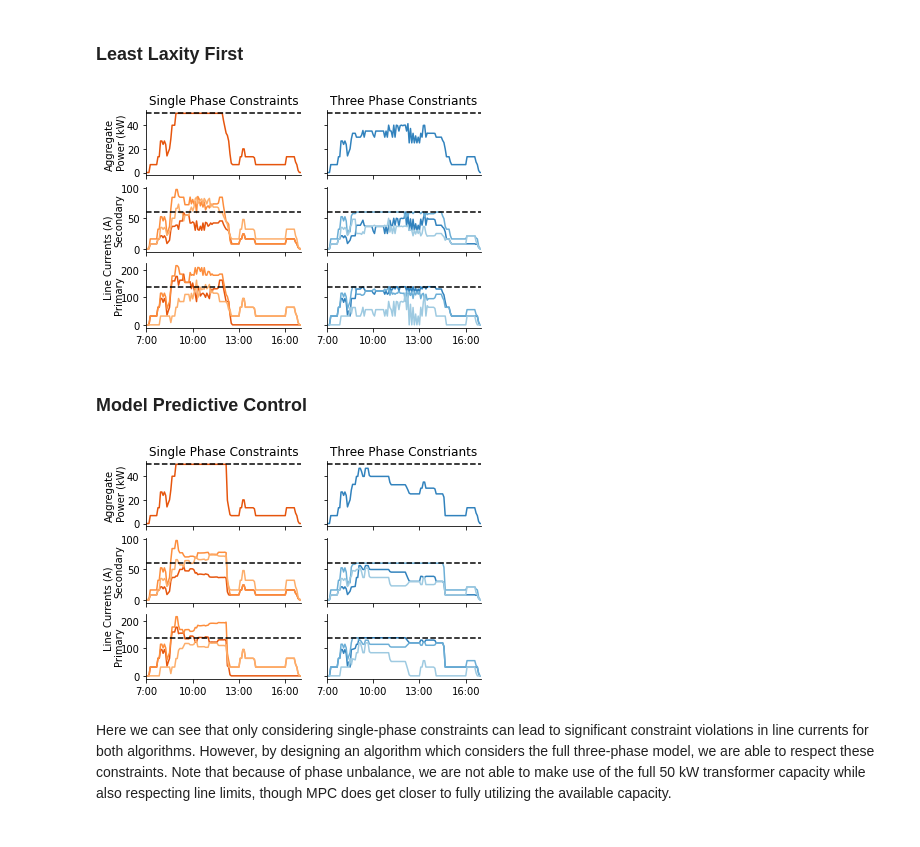
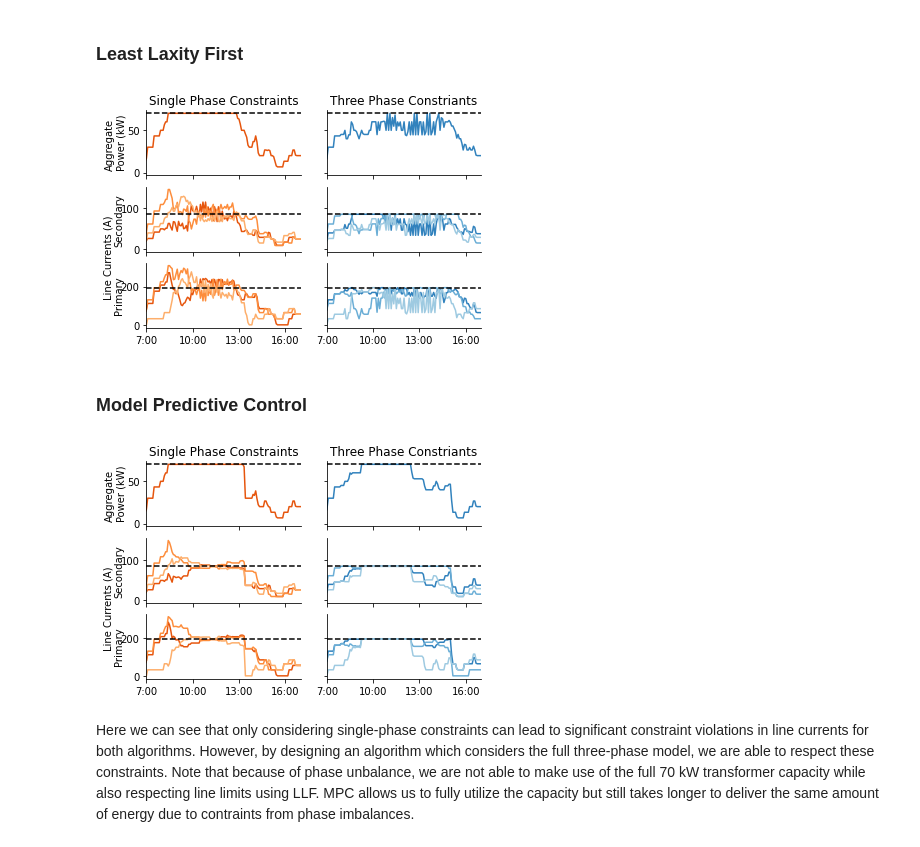
Before and after one commit to caltech-netlab/acnportal-experiments, a Jupyter notebook: examples/1-Infrastructure-Evaluation/1.1-Unbalanced-Three-Phase-Systems/1.1-unbalanced-three-phase-systems.ipynb, the cells around one changed output. Drawn from its saved outputs; the diff is of its cells as text; code cells hidden in the pictures.

Commit message:
Update 1.1 to use data from Caltech September 2018.

```diff
--- a/examples/1-Infrastructure-Evaluation/1.1-Unbalanced-Three-Phase-Systems/1.1-unbalanced-three-phase-systems.ipynb
+++ b/examples/1-Infrastructure-Evaluation/1.1-Unbalanced-Three-Phase-Systems/1.1-unbalanced-three-phase-systems.ipynb
@@ -87,16 +87,16 @@ def experiment(algorithm):
     """ Run single phase vs. three phase experiment for a particular algorithm. """
     # -- Experiment Parameters ---------------------------------------------------
     timezone = pytz.timezone('America/Los_Angeles')
-    start = timezone.localize(datetime(2019, 3, 5))
-    end = timezone.localize(datetime(2019, 3, 6))
+    start = timezone.localize(datetime(2018, 9, 5))
+    end = timezone.localize(datetime(2018, 9, 6))
     period = 5  # minute
     voltage = 208  # volts
     default_battery_power = 32 * voltage / 1000 # kW
     site = 'caltech'
 
     # -- Network -------------------------------------------------------------------
-    single_phase_cn = single_phase_caltech_acn(basic_evse=True, transformer_cap=50)
-    real_cn = acnsim.sites.caltech_acn(basic_evse=True, transformer_cap=50)
+    single_phase_cn = single_phase_caltech_acn(basic_evse=True, transformer_cap=70)
+    real_cn = acnsim.sites.caltech_acn(basic_evse=True, transformer_cap=70)
 
     # -- Events ---------------------------------------------------------------------
     API_KEY = 'DEMO_TOKEN'
@@ -140,7 +140,7 @@ mpc_sp_sim, mpc_tp_sim = experiment(mpc)
 
 In order to compare the single-phase and three-phase versions of LLF, we plot the aggregate power of all EVSEs as well as individual line currents on the primary and secondary side of the transformer which feeds the CaltechACN.
 # %%
-def plot_currents(single_phase_sim, three_phase_sim, voltage):
+def plot_currents(single_phase_sim, three_phase_sim, transfomer_cap):
     cmap = cm.get_cmap('tab20c')
 
     fig, axes = plt.subplots(3, 2, sharey='row', sharex=True, figsize=(6,4))
@@ -153,8 +153,8 @@ def plot_currents(single_phase_sim, three_phase_sim, voltage):
             axes[i, j].spines['top'].set_visible(False)
 
     # Plot Aggregate Charging Power
-    sp_agg = analysis.aggregate_current(single_phase_sim)*voltage/1000
-    tp_agg = analysis.aggregate_current(three_phase_sim)*voltage/1000
+    sp_agg = analysis.aggregate_current(single_phase_sim)*208/1000
+    tp_agg = analysis.aggregate_current(three_phase_sim)*208/1000
     sp_color = 4
     tp_color = 0
     axes[0, 0].plot(sp_agg, color=cmap(sp_color))
@@ -174,13 +174,13 @@ def plot_currents(single_phase_sim, three_phase_sim, voltage):
         axes[2, 1].plot(tp_cc['Secondary {0}'.format(line)], label='Secondary {0}'.format(line), color=cmap(j + tp_color))
 
     # Plot limits
-    axes[0, 0].axhline(50, color='k', linestyle='--')
-    axes[1, 0].axhline(180.5/3, color='k', linestyle='--')
-    axes[2, 0].axhline(416.67/3, color='k', linestyle='--')
+    axes[0, 0].axhline(transfomer_cap, color='k', linestyle='--')
+    axes[1, 0].axhline(transfomer_cap*1000/277/3, color='k', linestyle='--')
+    axes[2, 0].axhline(transfomer_cap*1000/120/3, color='k', linestyle='--')
 
-    axes[0, 1].axhline(50, color='k', linestyle='--')
-    axes[1, 1].axhline(180.5/3, color='k', linestyle='--')
-    axes[2, 1].axhline(416.67/3, color='k', linestyle='--')
+    axes[0, 1].axhline(transfomer_cap, color='k', linestyle='--')
+    axes[1, 1].axhline(transfomer_cap*1000/277/3, color='k', linestyle='--')
+    axes[2, 1].axhline(transfomer_cap*1000/120/3, color='k', linestyle='--')
 
     axes[0, 0].set_title("Single Phase Constraints")
     axes[0, 1].set_title("Three Phase Constriants")
@@ -196,18 +196,18 @@ def plot_currents(single_phase_sim, three_phase_sim, voltage):
 # %% [markdown]
 ### Least Laxity First
 # %%
-llf_fig = plot_currents(llf_sp_sim, llf_tp_sim, 208)
+llf_fig = plot_currents(llf_sp_sim, llf_tp_sim, 70)
 # %% [output]
-[figure, old version]
+[figure, new version]
 # %%
 llf_fig.savefig(f"figures/llf_single_v_three_phase.pdf", dpi=300)
 # %% [markdown]
 ### Model Predictive Control
 # %%
-mpc_fig = plot_currents(mpc_sp_sim, mpc_tp_sim, 208)
+mpc_fig = plot_currents(mpc_sp_sim, mpc_tp_sim, 70)
 # %% [output]
-[figure, old version]
+[figure, new version]
 # %%
 mpc_fig.savefig(f"figures/mpc_single_v_three_phase.pdf", dpi=300)
 # %% [markdown]
-Here we can see that only considering single-phase constraints can lead to significant constraint violations in line currents for both algorithms. However, by designing an algorithm which considers the full three-phase model, we are able to respect these constraints. Note that because of phase unbalance, we are not able to make use of the full 50 kW transformer capacity while also respecting line limits, though MPC does get closer to fully utilizing the available capacity.
+Here we can see that only considering single-phase constraints can lead to significant constraint violations in line currents for both algorithms. However, by designing an algorithm which considers the full three-phase model, we are able to respect these constraints. Note that because of phase unbalance, we are not able to make use of the full 70 kW transformer capacity while also respecting line limits using LLF. MPC allows us to fully utilize the capacity but still takes longer to deliver the same amount of energy due to contraints from phase imbalances.
```
